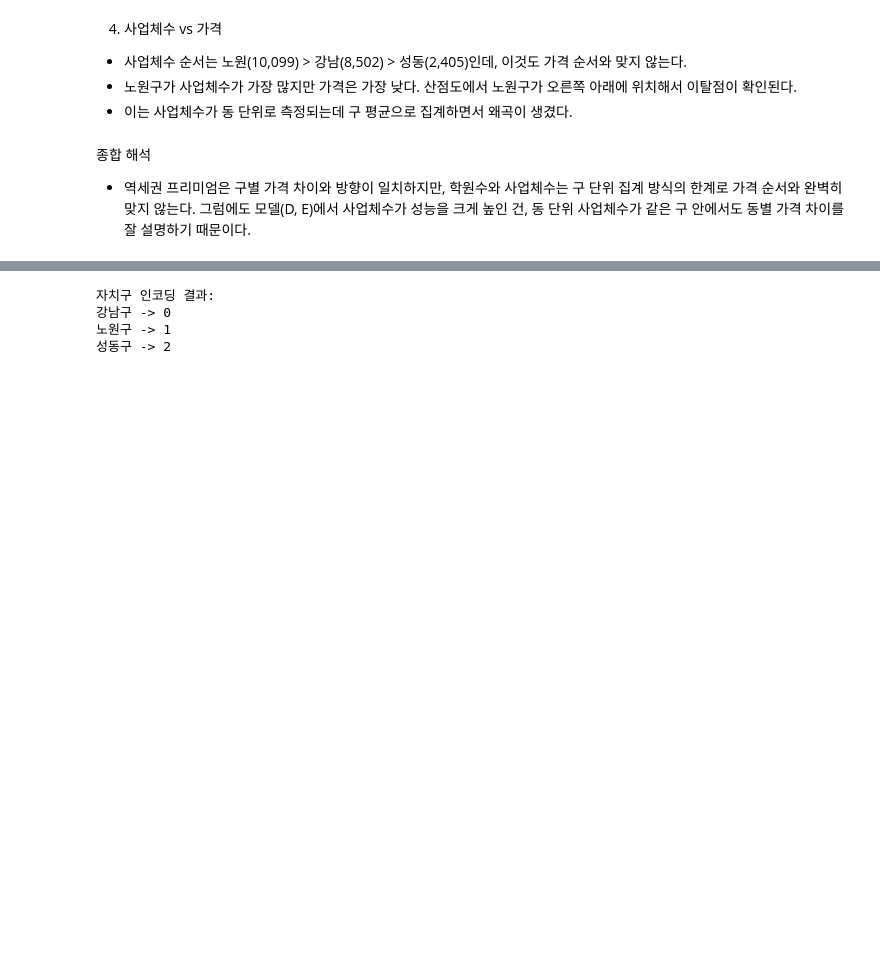
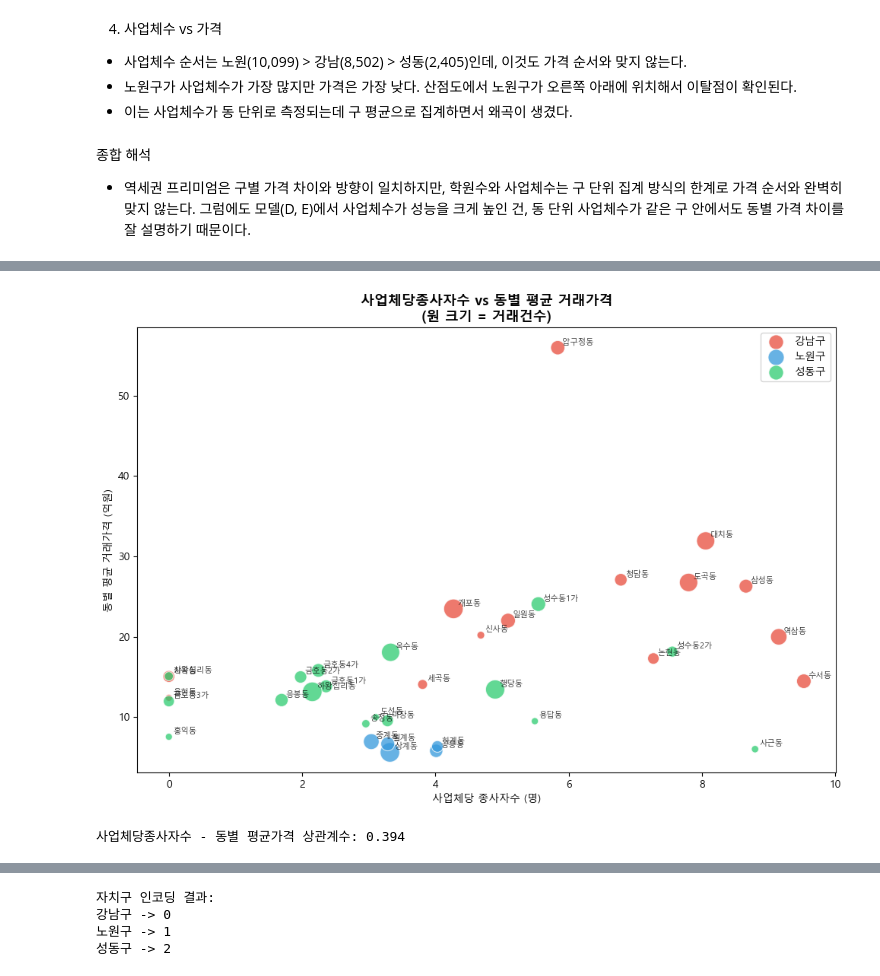
Before and after one commit to dbsco0416/Datamining_project, a Jupyter notebook: apt_pre.ipynb, the cells around one changed output, grey strips where cells are left out. Saved outputs shown, nothing was run; the diff lists cells and outputs as text; code cells hidden in the pictures; blank space fills up the shorter version.

```diff
--- a/apt_pre.ipynb
+++ b/apt_pre.ipynb
@@ -955,0 +1020,39 @@ plt.show()
+# %%
+# 사업체당종사자수 vs 동별 평균 거래가격 산점도
+
+dong_summary = df.groupby(['자치구', '동명']).agg(
+    평균가격=('거래금액(만원)', 'mean'),
+    사업체당종사자수=('사업체당종사자수', 'first'),
+    거래건수=('거래금액(만원)', 'count')
+).reset_index()
+dong_summary['평균가격_억'] = dong_summary['평균가격'] / 10000
+
+fig, ax = plt.subplots(figsize=(10, 7))
+
+for gu, color in colors.items():
+    sub = dong_summary[dong_summary['자치구'] == gu]
+    ax.scatter(
+        sub['사업체당종사자수'], sub['평균가격_억'],
+        c=color, label=gu,
+        s=sub['거래건수'] / sub['거래건수'].max() * 300 + 40,
+        alpha=0.75, edgecolors='white', linewidth=0.8
+    )
+    for _, row in sub.iterrows():
+        ax.annotate(row['동명'],
+                    (row['사업체당종사자수'], row['평균가격_억']),
+                    fontsize=7.5, alpha=0.8, xytext=(4, 3),
+                    textcoords='offset points')
+
+ax.set_title('사업체당종사자수 vs 동별 평균 거래가격\n(원 크기 = 거래건수)',
+             fontsize=13, fontweight='bold')
+ax.set_xlabel('사업체당 종사자수 (명)')
+ax.set_ylabel('동별 평균 거래가격 (억원)')
+ax.legend()
+plt.tight_layout()
+plt.show()
+
+corr_biz = dong_summary[['사업체당종사자수', '평균가격_억']].corr().iloc[0, 1]
+print(f'사업체당종사자수 - 동별 평균가격 상관계수: {corr_biz:.3f}')
+# %% [output]
+[figure, added]
+사업체당종사자수 - 동별 평균가격 상관계수: 0.394
```
Also changed, not shown: parts of 10 cells of this notebook.
